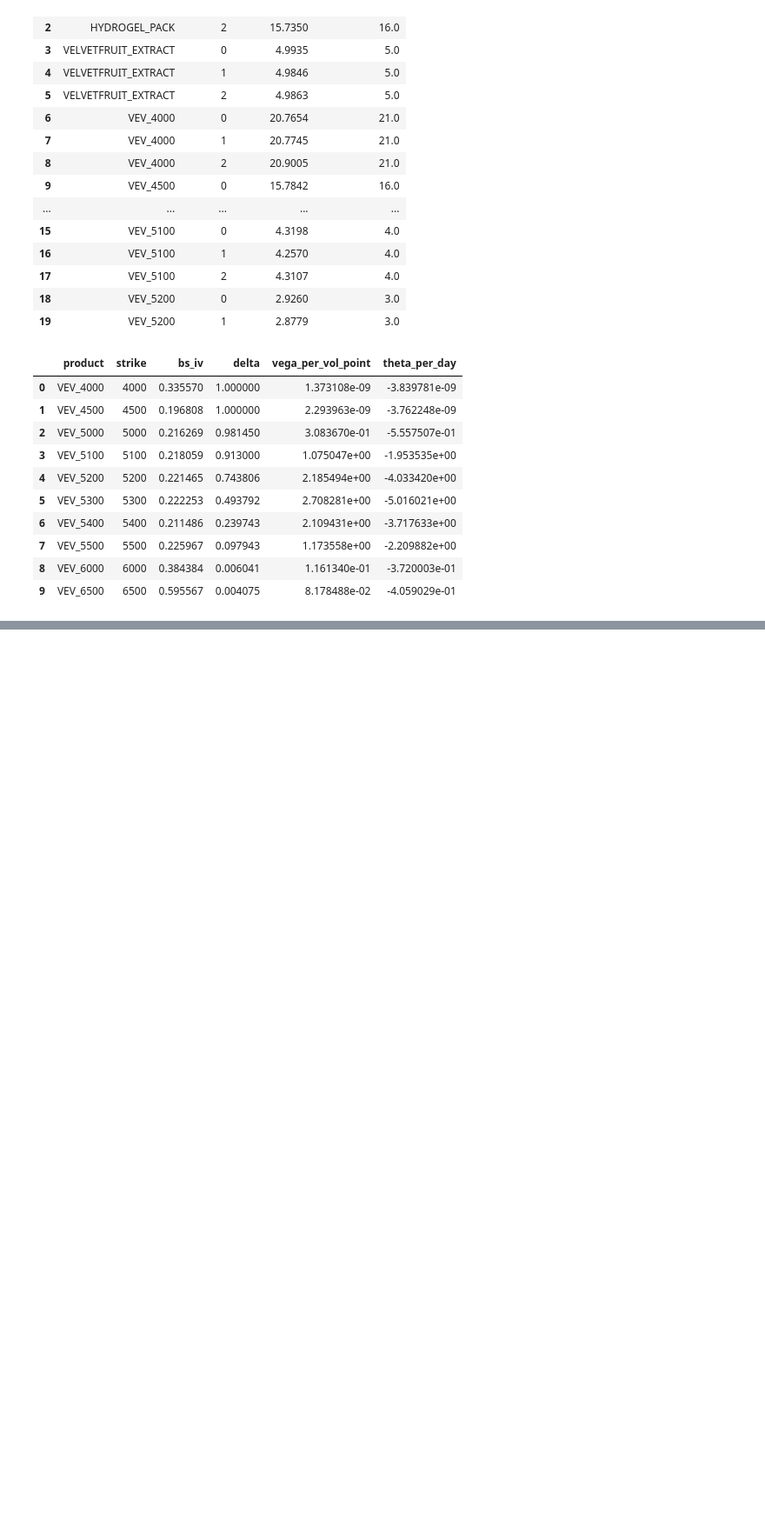
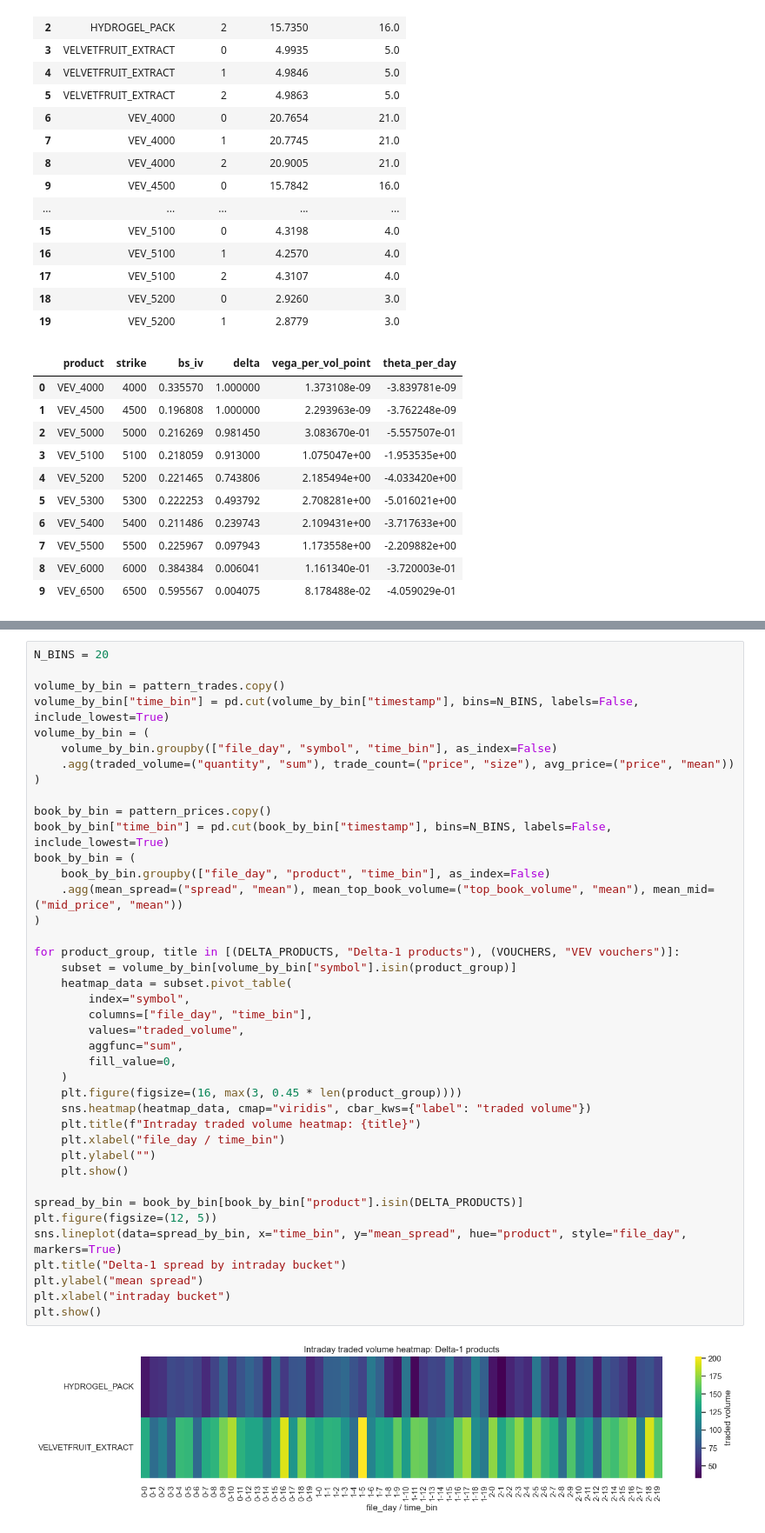
Before and after one commit to Pedro105/Prosperity4, a Jupyter notebook: Data_Exploration/EDA_round3.ipynb, the cells around one changed output, grey strips where cells are left out. Shown at 87% size. Drawn from its saved outputs; the diff is of its cells as text; blank space fills up the shorter version.

```diff
--- a/Data_Exploration/EDA_round3.ipynb
+++ b/Data_Exploration/EDA_round3.ipynb
@@ -925,0 +1107,42 @@ No strike/day buckets breached the >2% threshold. Closest candidates are shown i
+# %%
+N_BINS = 20
+
+volume_by_bin = pattern_trades.copy()
+volume_by_bin["time_bin"] = pd.cut(volume_by_bin["timestamp"], bins=N_BINS, labels=False, include_lowest=True)
+volume_by_bin = (
+    volume_by_bin.groupby(["file_day", "symbol", "time_bin"], as_index=False)
+    .agg(traded_volume=("quantity", "sum"), trade_count=("price", "size"), avg_price=("price", "mean"))
+)
+
+book_by_bin = pattern_prices.copy()
+book_by_bin["time_bin"] = pd.cut(book_by_bin["timestamp"], bins=N_BINS, labels=False, include_lowest=True)
+book_by_bin = (
+    book_by_bin.groupby(["file_day", "product", "time_bin"], as_index=False)
+    .agg(mean_spread=("spread", "mean"), mean_top_book_volume=("top_book_volume", "mean"), mean_mid=("mid_price", "mean"))
+)
+
+for product_group, title in [(DELTA_PRODUCTS, "Delta-1 products"), (VOUCHERS, "VEV vouchers")]:
+    subset = volume_by_bin[volume_by_bin["symbol"].isin(product_group)]
+    heatmap_data = subset.pivot_table(
+        index="symbol",
+        columns=["file_day", "time_bin"],
+        values="traded_volume",
+        aggfunc="sum",
+        fill_value=0,
+    )
+    plt.figure(figsize=(16, max(3, 0.45 * len(product_group))))
+    sns.heatmap(heatmap_data, cmap="viridis", cbar_kws={"label": "traded volume"})
+    plt.title(f"Intraday traded volume heatmap: {title}")
+    plt.xlabel("file_day / time_bin")
+    plt.ylabel("")
+    plt.show()
+
+spread_by_bin = book_by_bin[book_by_bin["product"].isin(DELTA_PRODUCTS)]
+plt.figure(figsize=(12, 5))
+sns.lineplot(data=spread_by_bin, x="time_bin", y="mean_spread", hue="product", style="file_day", markers=True)
+plt.title("Delta-1 spread by intraday bucket")
+plt.ylabel("mean spread")
+plt.xlabel("intraday bucket")
+plt.show()
+# %% [output]
+[figure, added]
```
Also changed, not shown: parts of 13 cells of this notebook, 2 other files.
